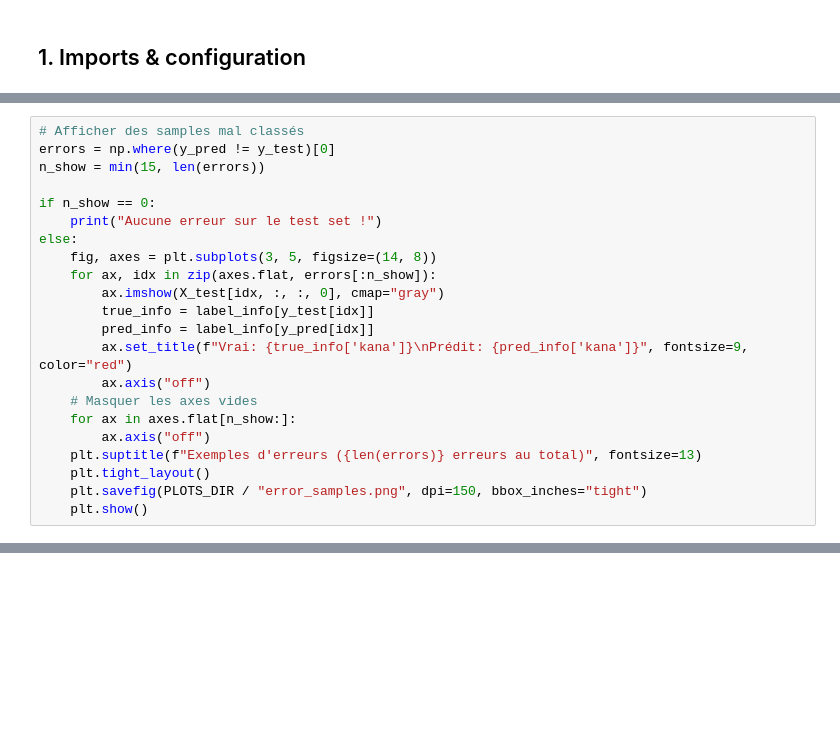
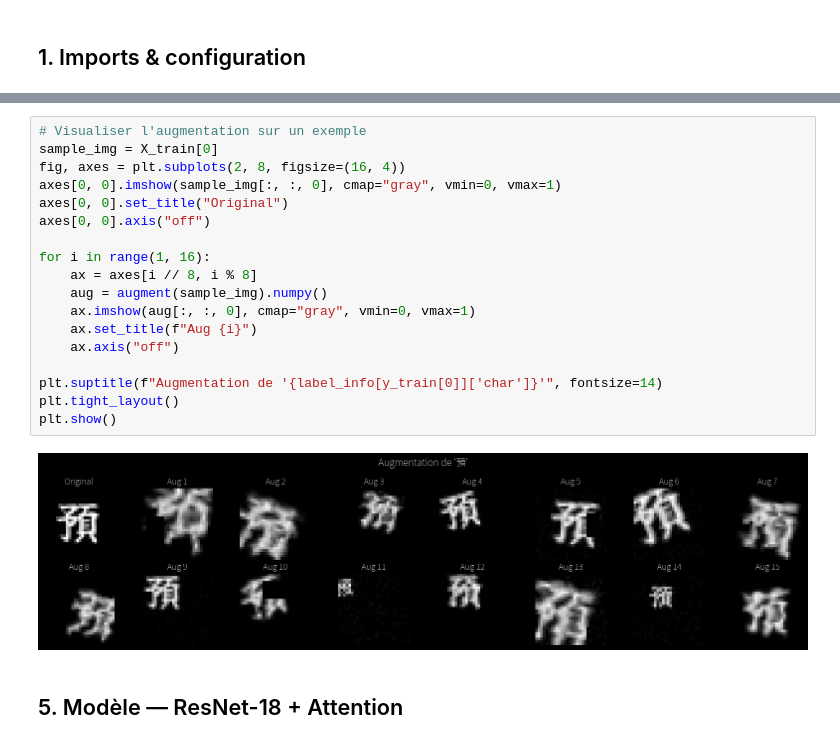
Before and after one commit to Seanas-A/japanese-flash-card, a Jupyter notebook: kana-cnn/train.ipynb, the cells around one changed output, grey strips where cells are left out. Saved outputs shown, nothing was run; the diff lists cells and outputs as text; blank space fills up the shorter version.

```diff
--- a/kana-cnn/train.ipynb
+++ b/kana-cnn/train.ipynb
@@ -572,22 +8,0 @@ Top 10 classes les plus difficiles (recall le plus bas) :
-# %%
-# Afficher des samples mal classés
-errors = np.where(y_pred != y_test)[0]
-n_show = min(15, len(errors))
-
-if n_show == 0:
-    print("Aucune erreur sur le test set !")
-else:
-    fig, axes = plt.subplots(3, 5, figsize=(14, 8))
-    for ax, idx in zip(axes.flat, errors[:n_show]):
-        ax.imshow(X_test[idx, :, :, 0], cmap="gray")
-        true_info = label_info[y_test[idx]]
-        pred_info = label_info[y_pred[idx]]
-        ax.set_title(f"Vrai: {true_info['kana']}\nPrédit: {pred_info['kana']}", fontsize=9, color="red")
-        ax.axis("off")
-    # Masquer les axes vides
-    for ax in axes.flat[n_show:]:
-        ax.axis("off")
-    plt.suptitle(f"Exemples d'erreurs ({len(errors)} erreurs au total)", fontsize=13)
-    plt.tight_layout()
-    plt.savefig(PLOTS_DIR / "error_samples.png", dpi=150, bbox_inches="tight")
-    plt.show()
@@ -620,0 +260,22 @@ Plots sauvegardés dans plots/
+# %%
+# Visualiser l'augmentation sur un exemple
+sample_img = X_train[0]
+fig, axes = plt.subplots(2, 8, figsize=(16, 4))
+axes[0, 0].imshow(sample_img[:, :, 0], cmap="gray", vmin=0, vmax=1)
+axes[0, 0].set_title("Original")
+axes[0, 0].axis("off")
+
+for i in range(1, 16):
+    ax = axes[i // 8, i % 8]
+    aug = augment(sample_img).numpy()
+    ax.imshow(aug[:, :, 0], cmap="gray", vmin=0, vmax=1)
+    ax.set_title(f"Aug {i}")
+    ax.axis("off")
+
+plt.suptitle(f"Augmentation de '{label_info[y_train[0]]['char']}'", fontsize=14)
+plt.tight_layout()
+plt.show()
+# %% [output]
+[figure, added]
+# %% [markdown]
+## 5. Modèle — ResNet-18 + Attention
```
Also changed, not shown: parts of 51 cells of this notebook, 10 other files.
